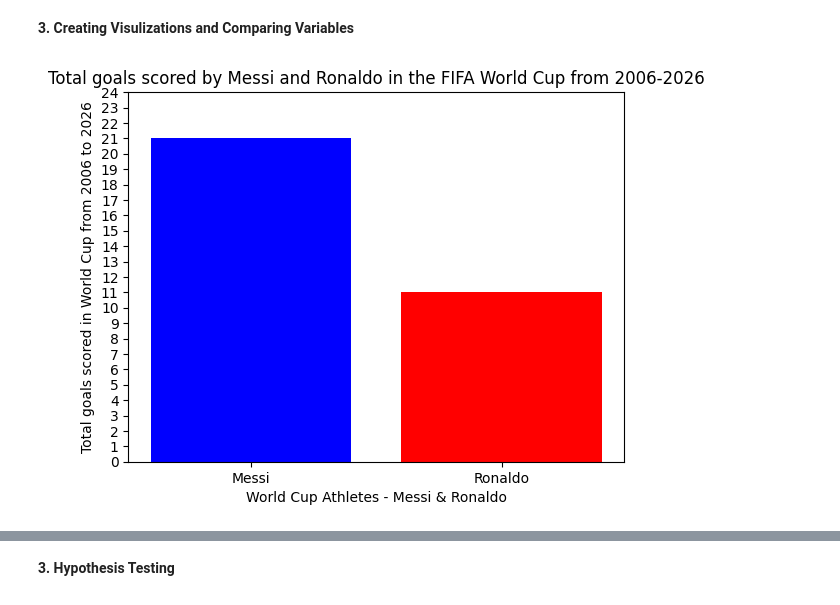
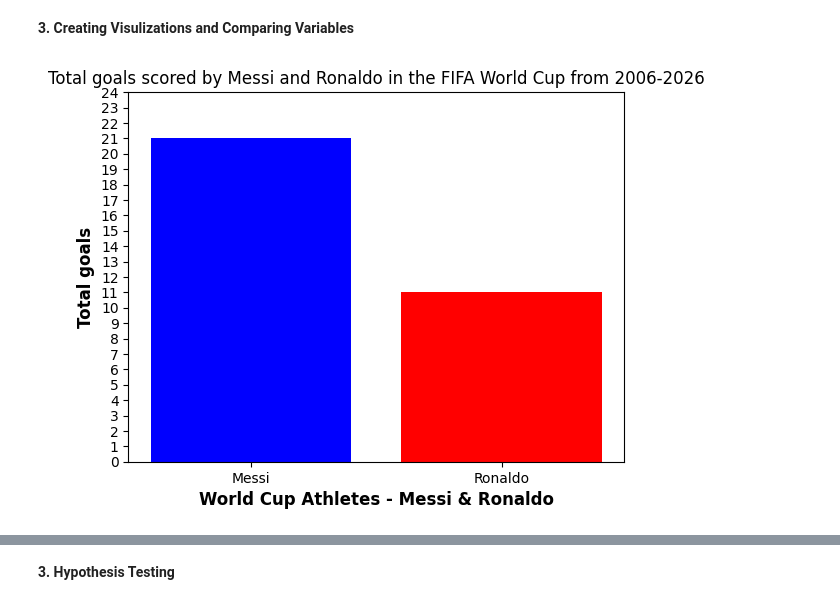
Before and after one commit to fideliseshun/DSRP-Research-Project, a Jupyter notebook: DSRP_Research_Project_Messi_vs_Ronaldo_FIFA_World_Cup.ipynb, the cells around one changed output, grey strips where cells are left out. Drawn from its saved outputs; the diff is of its cells as text; code cells hidden in the pictures.

```diff
--- a/DSRP_Research_Project_Messi_vs_Ronaldo_FIFA_World_Cup.ipynb
+++ b/DSRP_Research_Project_Messi_vs_Ronaldo_FIFA_World_Cup.ipynb
@@ -390,17 +390,17 @@ memory usage: 10.1+ KB
 # %%
 import matplotlib.pyplot as plt
 # Bar plot: Comparing total goals scored by Messi and Ronaldo in the World Cup from 2006 to 2022
 athletes = WorldCup_df_updated["family_name"].value_counts().nlargest(2).index
 filtered_data = WorldCup_df_updated[WorldCup_df_updated["family_name"].isin(athletes)]
 bars = filtered_data.groupby("family_name")["total_goals"].sum()
 plt.bar(bars.index, bars, color = ["blue", "red"])
-plt.xlabel("World Cup Athletes - Messi & Ronaldo")
-plt.ylabel("Total goals scored in World Cup from 2006 to 2026")
+plt.xlabel("World Cup Athletes - Messi & Ronaldo", fontsize = "large", fontweight = "bold")
+plt.ylabel("Total goals", fontsize = "large", fontweight = "bold")
 plt.title("Total goals scored by Messi and Ronaldo in the FIFA World Cup from 2006-2026")
 plt.yticks(np.arange(0, 25, 1))
 plt.show()
 # %% [output]
-[figure, old version]
+[figure, new version]
 # %%
 # Bar plot: Comparing total Open play goals and penalty goals for Messi and Ronaldo
 
```
Also changed, not shown: parts of 6 cells of this notebook.
